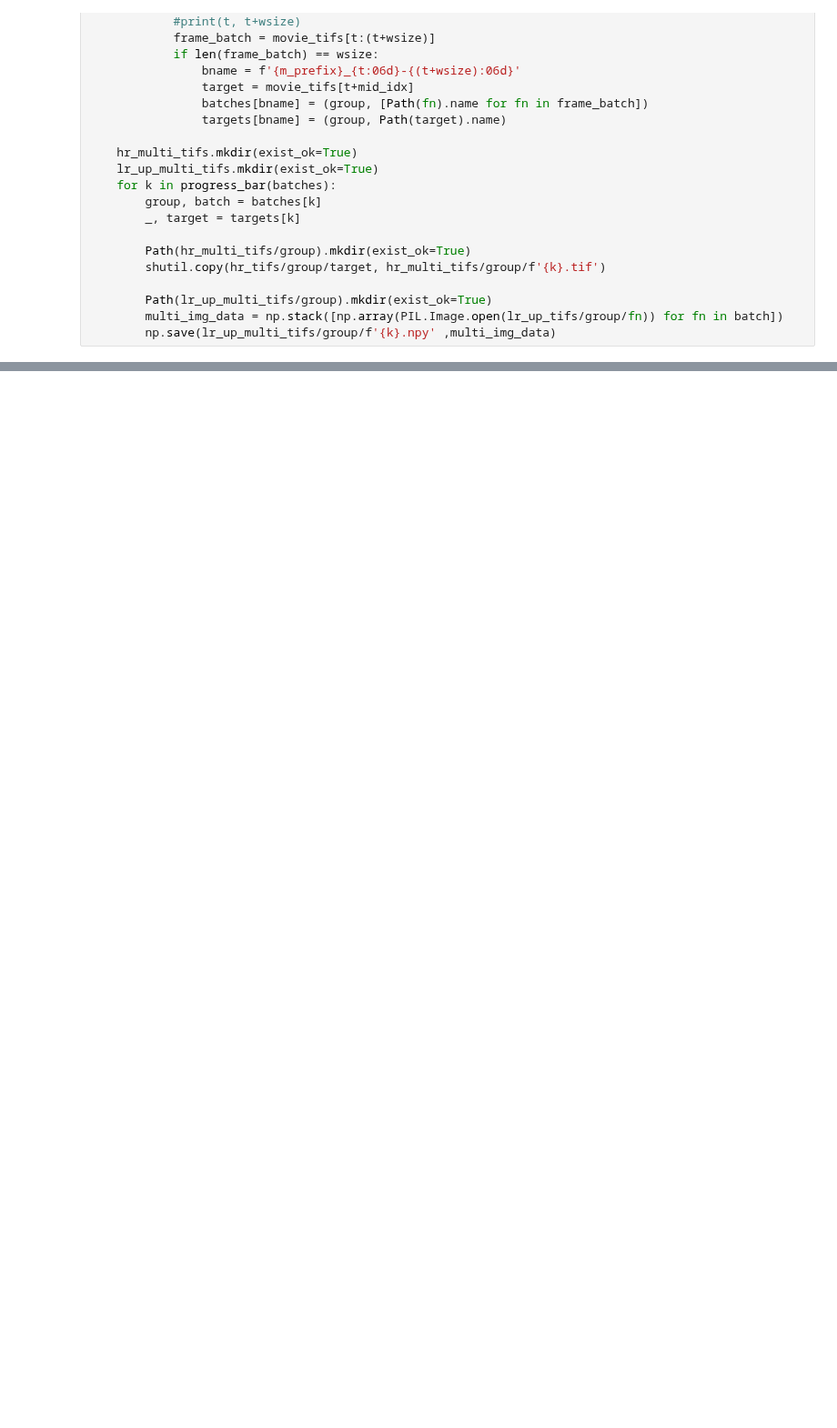
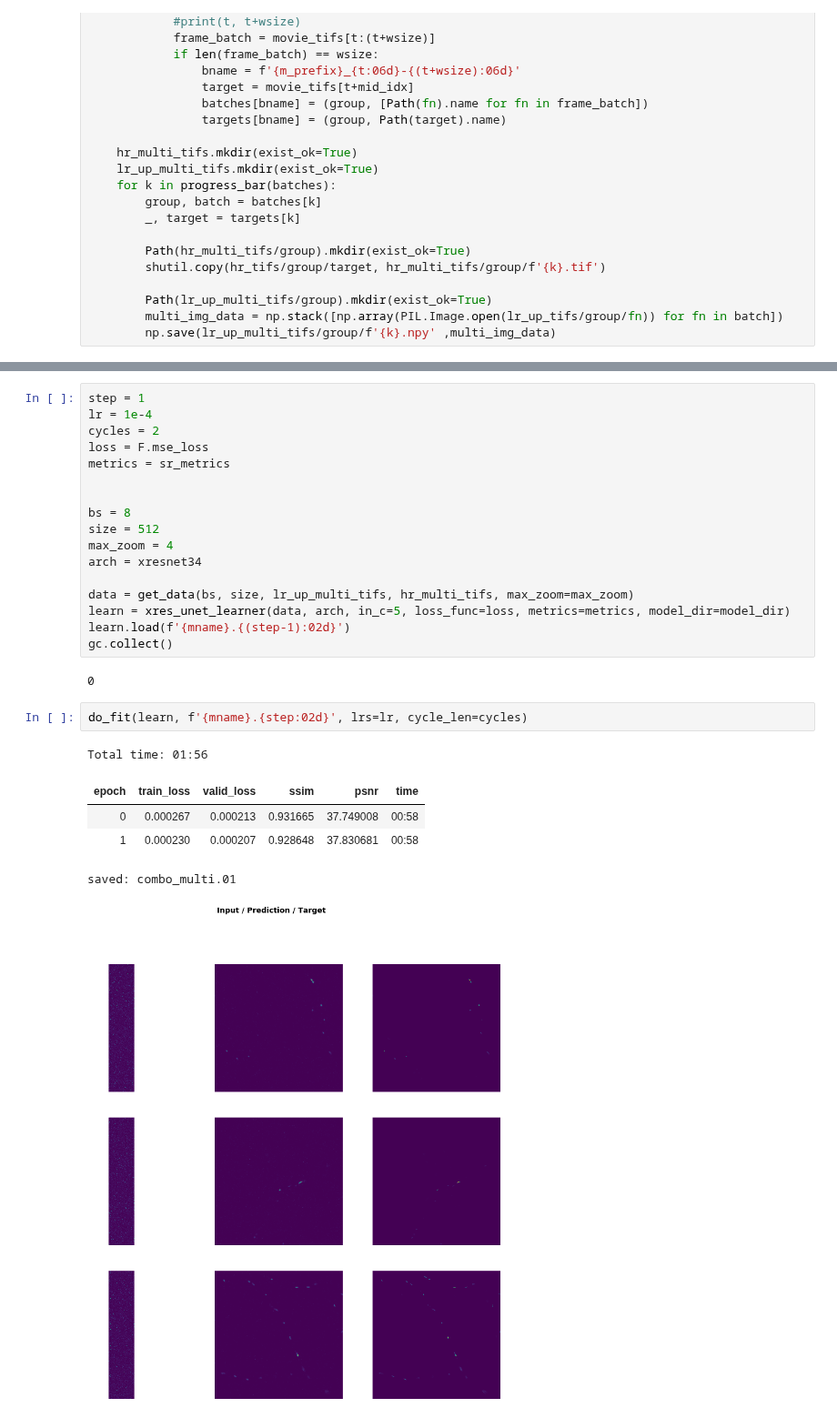
Before and after one commit to WAMRI-AI/salk, a Jupyter notebook: uri/paper/combo-multi.ipynb, the cells around one changed output, grey strips where cells are left out. Shown at 91% size. Drawn from its saved outputs; the diff is of its cells as text; blank space fills up the shorter version.

```diff
--- a/uri/paper/combo-multi.ipynb
+++ b/uri/paper/combo-multi.ipynb
@@ -144,0 +148,28 @@ x.shape, y.shape
+# %%
+step = 1
+lr = 1e-4
+cycles = 2
+loss = F.mse_loss
+metrics = sr_metrics
+
+
+bs = 8
+size = 512
+max_zoom = 4
+arch = xresnet34
+
+data = get_data(bs, size, lr_up_multi_tifs, hr_multi_tifs, max_zoom=max_zoom)
+learn = xres_unet_learner(data, arch, in_c=5, loss_func=loss, metrics=metrics, model_dir=model_dir)
+learn.load(f'{mname}.{(step-1):02d}')
+gc.collect()
+# %% [output]
+0
+# %%
+do_fit(learn, f'{mname}.{step:02d}', lrs=lr, cycle_len=cycles)
+# %% [output]
+Total time: 01:56
+| epoch | train_loss | valid_loss | ssim | psnr | time |
+| 0 | 0.000267 | 0.000213 | 0.931665 | 37.749008 | 00:58 |
+| 1 | 0.000230 | 0.000207 | 0.928648 | 37.830681 | 00:58 |
+saved: combo_multi.01
+[figure, added]
```
Also changed, not shown: parts of 9 cells of this notebook.
